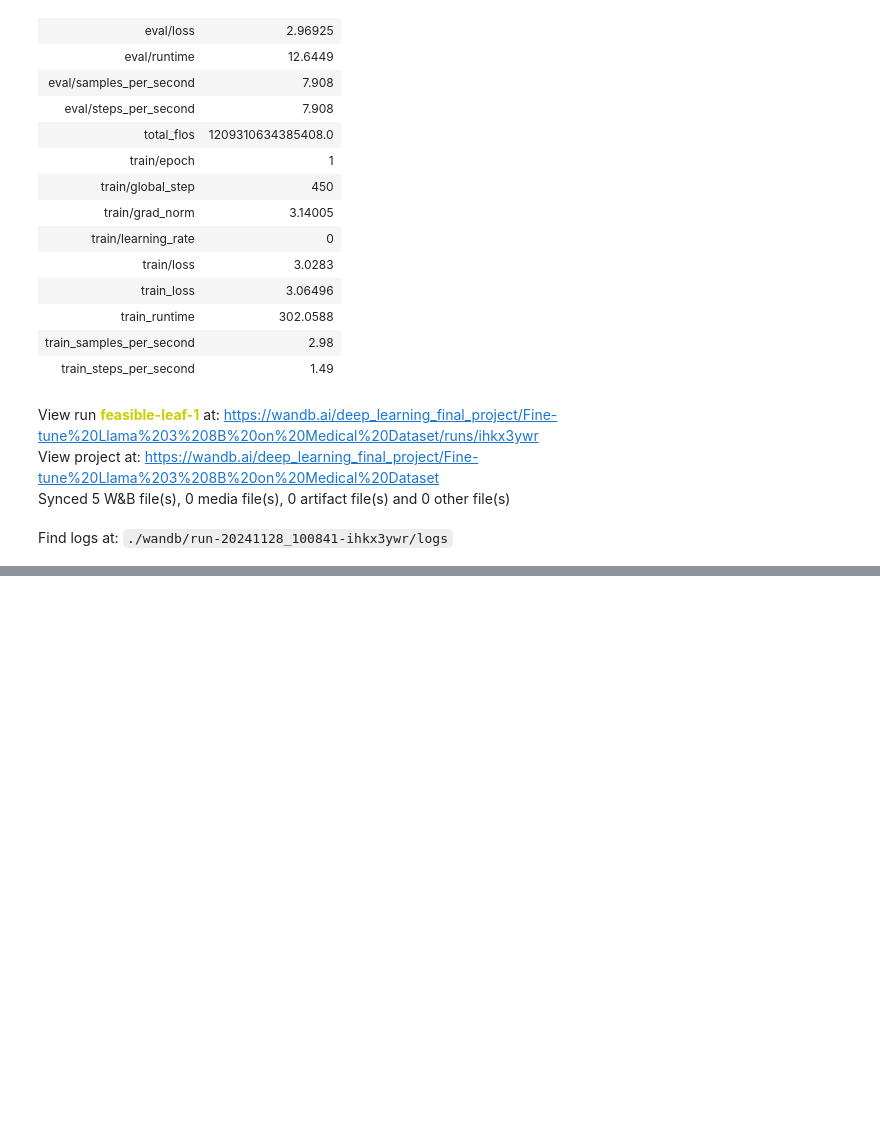
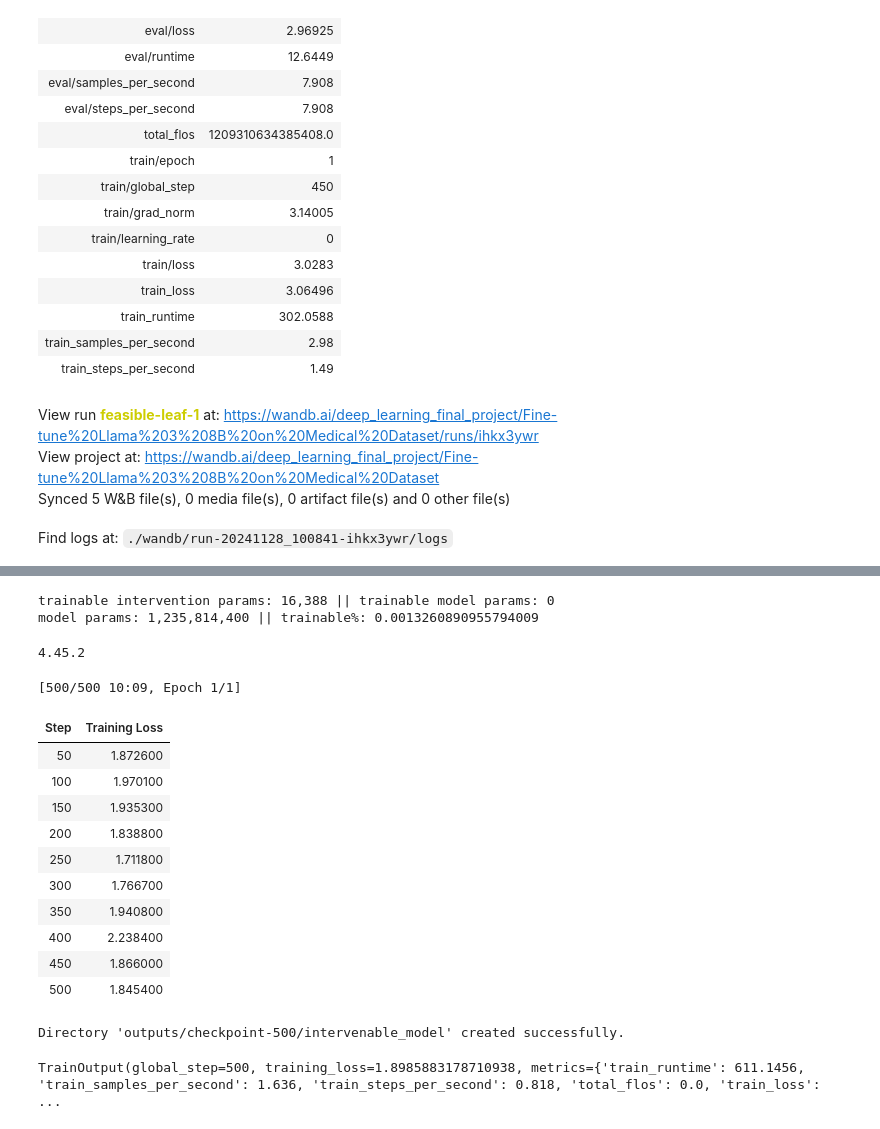
Before and after one commit to alina775/20242R0136COSE47402, a Jupyter notebook: FinalProject/deep_learning_final_project.ipynb, the cells around one changed output, grey strips where cells are left out. Drawn from its saved outputs; the diff is of its cells as text; code cells hidden in the pictures; blank space fills up the shorter version.

```diff
--- a/FinalProject/deep_learning_final_project.ipynb
+++ b/FinalProject/deep_learning_final_project.ipynb
@@ -208,0 +308,80 @@ Find logs at: ./wandb/run-20241128_100841-ihkx3ywr/logs
+# %%
+# get reft model
+reft_config = pyreft.ReftConfig(representations={
+    "layer": 8, "component": "block_output",
+    "low_rank_dimension": 4,
+    "intervention": pyreft.LoreftIntervention(embed_dim=model.config.hidden_size,
+    low_rank_dimension=4)})
+reft_model = pyreft.get_reft_model(model, reft_config)
+reft_model.set_device("cuda")
+reft_model.print_trainable_parameters()
+# %% [output]
+trainable intervention params: 16,388 || trainable model params: 0
+model params: 1,235,814,400 || trainable%: 0.0013260890955794009
+# %%
+dataset_name = "teknium/OpenHermes-2.5"
+from datasets import load_dataset
+
+dataset = load_dataset(dataset_name, split="all")
+dataset = dataset.shuffle(seed=65).select(range(1_000))
+
+data_module = pyreft.make_last_position_supervised_data_module(
+    tokenizer, model, [prompt_no_input_template % row["conversations"][0]["value"] for row in dataset],
+    [row["conversations"][1]["value"] for row in dataset])
+# %%
+print(transformers.__version__)
+# %% [output]
+4.45.2
+# %%
+training_args = transformers.TrainingArguments(
+    per_device_train_batch_size = 1,
+    gradient_accumulation_steps = 2,
+    warmup_steps = 10,
+    num_train_epochs = 1,
+    learning_rate = 5e-4,
+    bf16 = True,
+    logging_steps = 50,
+    optim = "paged_adamw_32bit",
+    weight_decay = 0.0,
+    lr_scheduler_type = "cosine",
+    output_dir = "outputs",
+    report_to="wandb",
+    fp16=False,
+    logging_strategy="steps",
+)
+
+#output_dir=new_model,
+#    per_device_train_batch_size=1,
+#    per_device_eval_batch_size=1,
+#    gradient_accumulation_steps=2,
+#    optim="paged_adamw_32bit",
+#    num_train_epochs=1,
+#    evaluation_strategy="steps",
+#    eval_steps=0.2,
+#    logging_steps=1,
+#    warmup_steps=10,
+#    logging_strategy="steps",
+#    learning_rate=2e-4,
+#    fp16=False,
+#    bf16=False,
+#    group_by_length=True,
+#    report_to="wandb"
+
+trainer = pyreft.ReftTrainerForCausalLM(model=reft_model, tokenizer=tokenizer, args=training_args, **data_module)
+
+trainer.train()
+# %% [output]
+[500/500 10:09, Epoch 1/1]
+| Step | Training Loss |
+| 50 | 1.872600 |
+| 100 | 1.970100 |
+| 150 | 1.935300 |
+| 200 | 1.838800 |
+| 250 | 1.711800 |
+| 300 | 1.766700 |
+| 350 | 1.940800 |
+| 400 | 2.238400 |
+| 450 | 1.866000 |
+| 500 | 1.845400 |
+Directory 'outputs/checkpoint-500/intervenable_model' created successfully.
+TrainOutput(global_step=500, training_loss=1.8985883178710938, metrics={'train_runtime': 611.1456, 'train_samples_per_second': 1.636, 'train_steps_per_second': 0.818, 'total_flos': 0.0, 'train_loss':  ...
```
Also changed, not shown: parts of 9 cells of this notebook.
